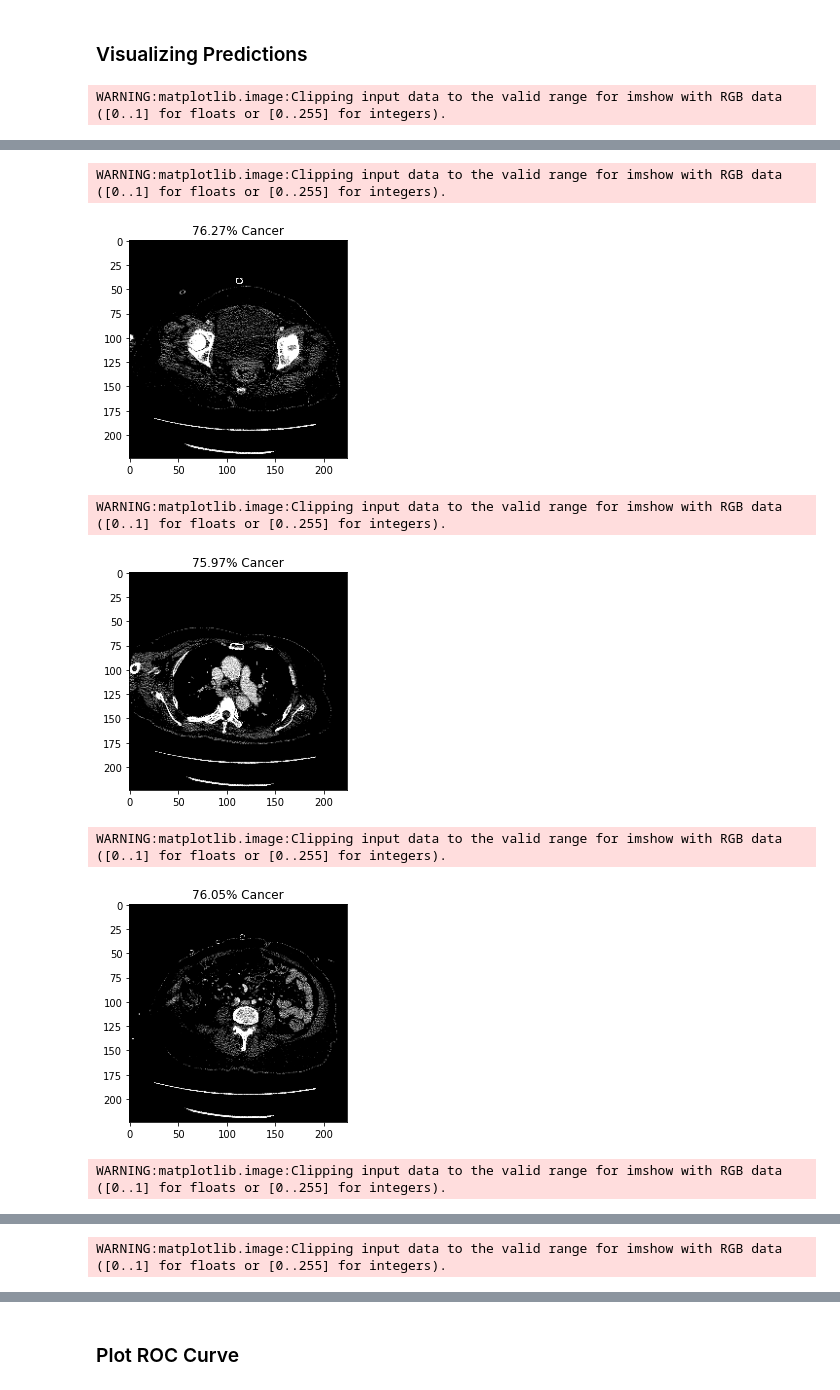
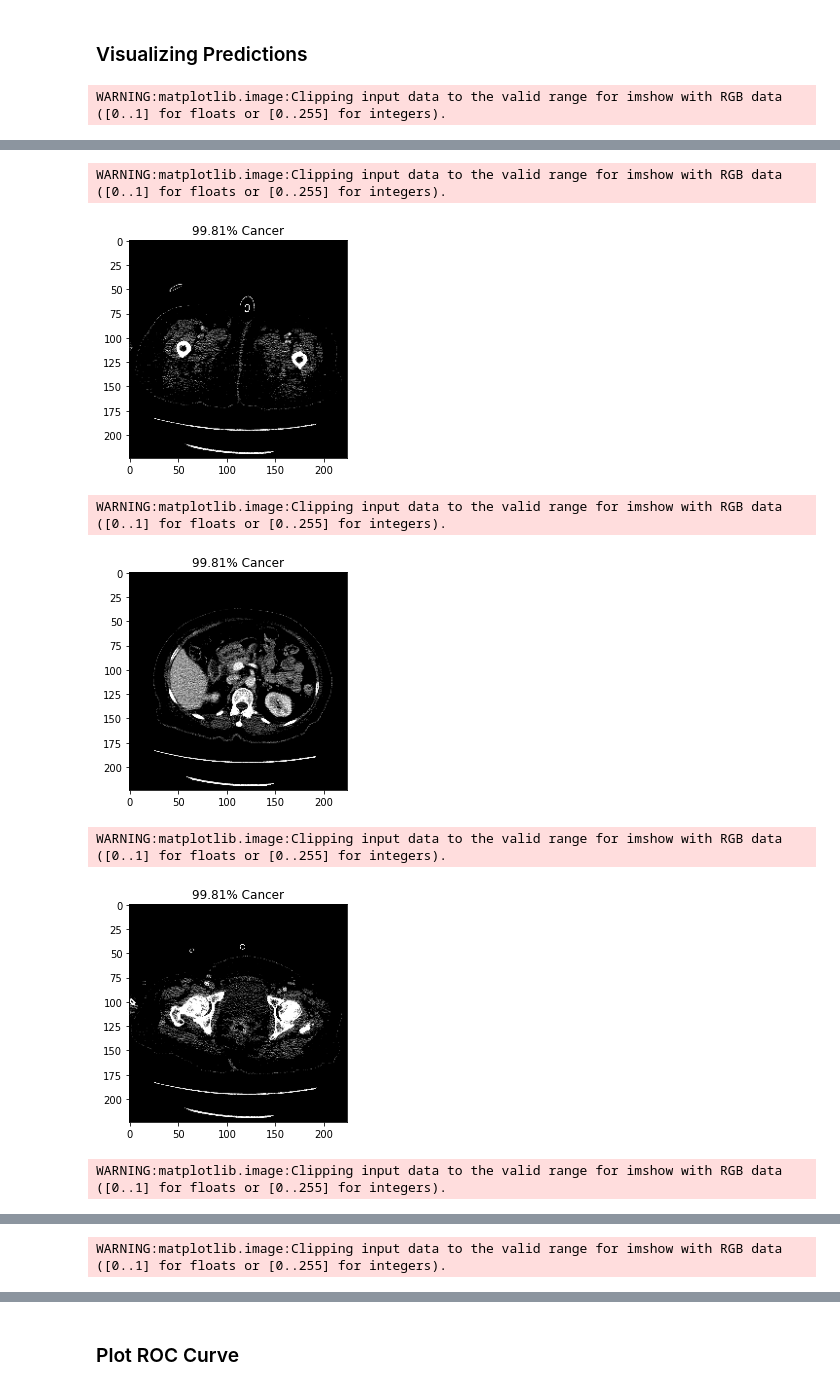
Before and after one commit to crebello711/Project_4, a Jupyter notebook: RESNET_machine_learning.ipynb, the cells around one changed output, grey strips where cells are left out. Cells and saved outputs as stored; diff of their text form; code cells hidden in the pictures.

Commit message:
adding h5 files and updated RESNET notebook

```diff
--- a/RESNET_machine_learning.ipynb
+++ b/RESNET_machine_learning.ipynb
@@ -570,6 +577,6 @@ trained_model.save_weights('resnet_weights_ct.hdf5')
 # %%
 # Load saved model
-model = load_model('resnet_ct.h5')
+model = load_model('RESNET_CT.h5')
 # %% [markdown]
 ## Making Predictions
 # %%
@@ -603,7 +610,7 @@ len(y_pred)
 # %% [markdown]
 ### Visualizing Predictions
 # %%
-prediction=y_pred[115:125]
+prediction=y_pred[0:10]
 for index, probability in enumerate(prediction):
   if probability[1] > 0.5:
         plt.title('%.2f' % (probability[1]*100) + '% COVID')
@@ -617,7 +624,7 @@ WARNING:matplotlib.image:Clipping input data to the valid range for imshow with
 WARNING:matplotlib.image:Clipping input data to the valid range for imshow with RGB data ([0..1] for floats or [0..255] for integers).
-[figure, old version]
+[figure, new version]
 WARNING:matplotlib.image:Clipping input data to the valid range for imshow with RGB data ([0..1] for floats or [0..255] for integers).
-[figure, old version]
+[figure, new version]
 WARNING:matplotlib.image:Clipping input data to the valid range for imshow with RGB data ([0..1] for floats or [0..255] for integers).
-[figure, old version]
+[figure, new version]
 WARNING:matplotlib.image:Clipping input data to the valid range for imshow with RGB data ([0..1] for floats or [0..255] for integers).
```
Also changed, not shown: parts of 13 cells of this notebook, 2 other files.
